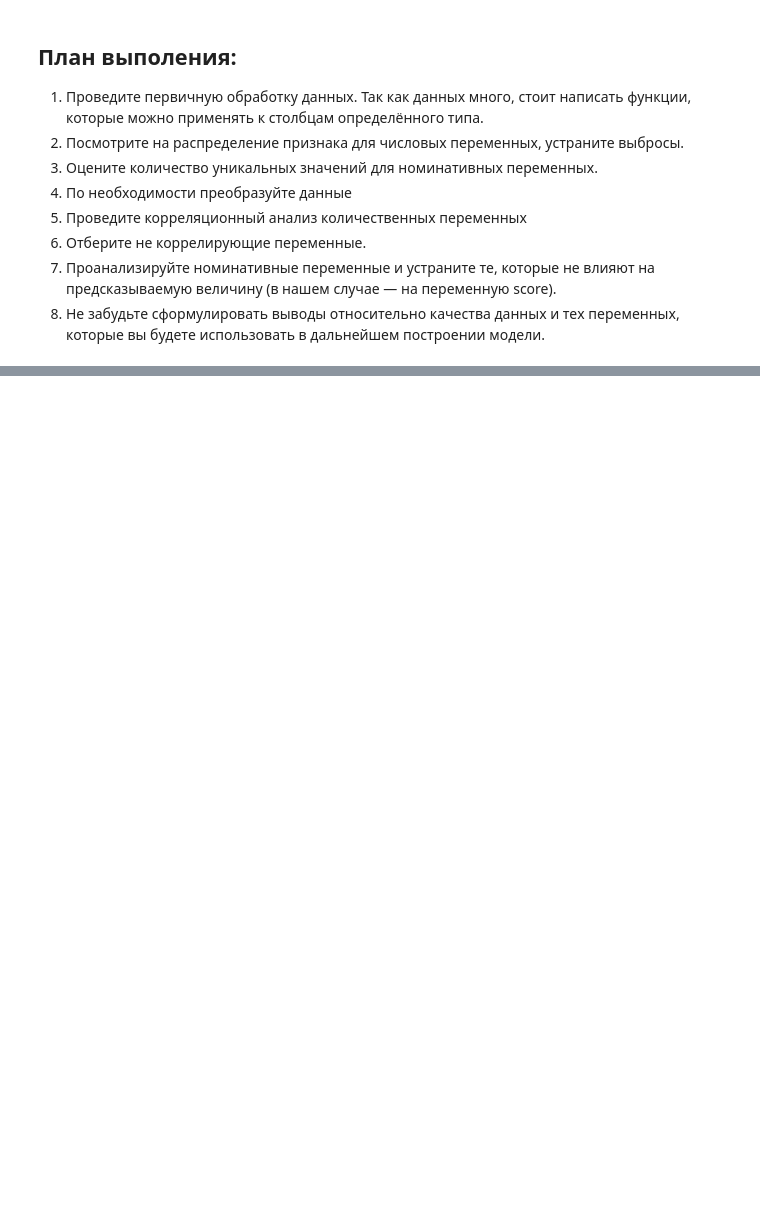
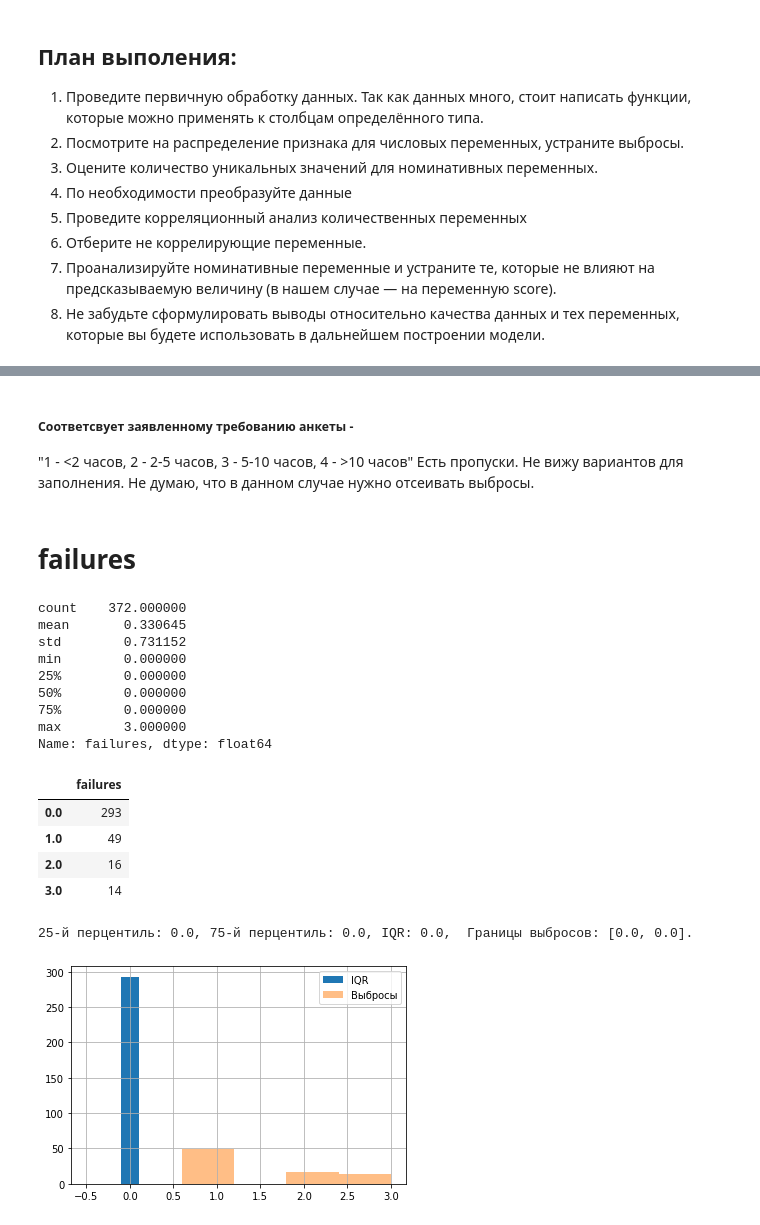
Before and after one commit to AlexSkripko/Skll_fact_repository, a Jupyter notebook: module_2/Project_2.ipynb, the cells around one changed output, grey strips where cells are left out. Drawn from its saved outputs; the diff is of its cells as text; code cells hidden in the pictures; blank space fills up the shorter version.

```diff
--- a/module_2/Project_2.ipynb
+++ b/module_2/Project_2.ipynb
@@ -61,0 +453,28 @@ pandas_profiling.ProfileReport(stud)
+# %% [markdown]
+##### Соответсвует заявленному требованию анкеты -
+"1 - <2 часов, 2 - 2-5 часов, 3 - 5-10 часов, 4 - >10 часов"
+Есть пропуски. Не вижу вариантов для заполнения.
+Не думаю, что в данном случае нужно отсеивать выбросы.
+# %% [markdown]
+# failures
+# %%
+stud.failures.describe()
+pd.DataFrame(stud.failures.value_counts())
+check_outs('failures',stud)
+# %% [output]
+count    372.000000
+mean       0.330645
+std        0.731152
+min        0.000000
+25%        0.000000
+50%        0.000000
+75%        0.000000
+max        3.000000
+Name: failures, dtype: float64
+|  | failures |
+| 0.0 | 293 |
+| 1.0 | 49 |
+| 2.0 | 16 |
+| 3.0 | 14 |
+25-й перцентиль: 0.0, 75-й перцентиль: 0.0, IQR: 0.0,  Границы выбросов: [0.0, 0.0].
+[figure, added]
```
Also changed, not shown: parts of 113 cells of this notebook.
